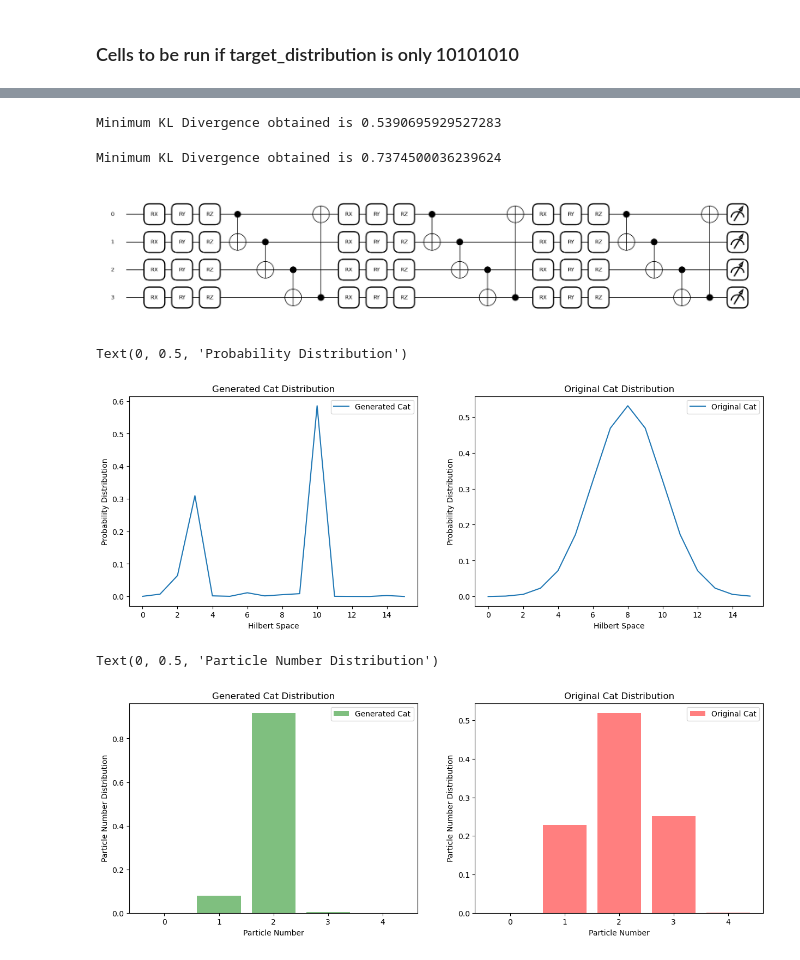
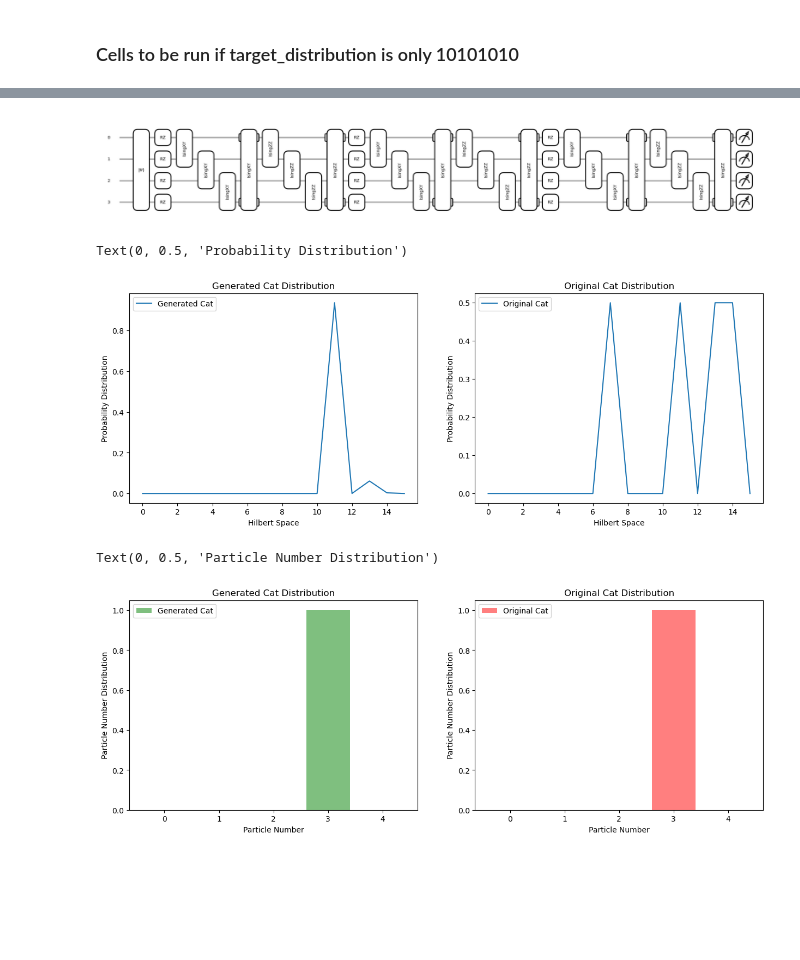
Before and after one commit to Ak-ash22/qcbm_hiwi, a Jupyter notebook: qcbm_project/cat_anticat/vqc_decoder_cat_anticat.ipynb, the cells around one changed output, grey strips where cells are left out. Drawn from its saved outputs; the diff is of its cells as text; code cells hidden in the pictures; blank space fills up the shorter version.

```diff
--- a/qcbm_project/cat_anticat/vqc_decoder_cat_anticat.ipynb
+++ b/qcbm_project/cat_anticat/vqc_decoder_cat_anticat.ipynb
@@ -207,7 +217,7 @@ qcbm = QCBM(circuit,mmd1=mmd1,mmd2=mmd2,py1=target_distribution1,py2=target_dist
 #Initial parameters
 weights = initial_params
 # lr = optax.exponential_decay(init_value=0.1,transition_steps=10,decay_rate=0.99,transition_begin=300,end_value=0.005,staircase=True)
-lr = 0.01
+lr = 0.1
 opt = optax.adam(learning_rate=lr)
 opt_state = opt.init(weights)
 
@@ -222,7 +232,7 @@ i = 0
 # i = start_epoch
 
 # while kl_div > 10^-3:
-while i < 15001:
+while i < 1001:
     i+=1
     # current_lr = lr(i)
     current_lr = lr
@@ -292,26 +302,18 @@ Minimum KL Divergence obtained is 7.724911847617477e-05
-# %%
-print(f"Minimum KL Divergence obtained is {np.min(divs)}")
-# %% [output]
-Minimum KL Divergence obtained is 0.5390695929527283
-# %%
-print(f"Minimum KL Divergence obtained is {np.min(divs)}")
-# %% [output]
-Minimum KL Divergence obtained is 0.7374500036239624
 # %%
 dev = qml.device("default.qubit",wires=n_qubits)
 
 @qml.qnode(dev,interface='jax')
 def output_vqc_circuit(input_params,n_qubits=4):
-    # uniform_init(num_qubits,cat_pre_training)
+    uniform_init(num_qubits,cat_pre_training,seed=0)
     params = input_params[0]
-    for i in range(3):
+    for i in range(vqc_folds):
         vqc_circuit(params[i])
     return qml.probs(wires=range(n_qubits))
 
 qml.draw_mpl(output_vqc_circuit)(optimal_params)
 plt.show()
 # %% [output]
-[figure, old version]
+[figure, new version]
 # %%
 hybrid_output = output_vqc_circuit(optimal_params,n_qubits)
 # %%
@@ -329,7 +331,7 @@ axs[1].set_xlabel('Hilbert Space')
 axs[1].set_ylabel('Probability Distribution')
 # %% [output]
 Text(0, 0.5, 'Probability Distribution')
-[figure, old version]
+[figure, new version]
 # %%
 x = jnp.arange(0,n_qubits+1,dtype=jnp.float64)
 fig, axs = plt.subplots(1,2,figsize=(15,5))
@@ -346,7 +348,7 @@ axs[1].set_xlabel('Particle Number')
 axs[1].set_ylabel('Particle Number Distribution')
 # %% [output]
 Text(0, 0.5, 'Particle Number Distribution')
-[figure, old version]
+[figure, new version]
 # %%
 # #Save Checkpoint
 # checkpoint = {"final_epoch":i,
```
Also changed, not shown: parts of 7 cells of this notebook, 7 other files.
